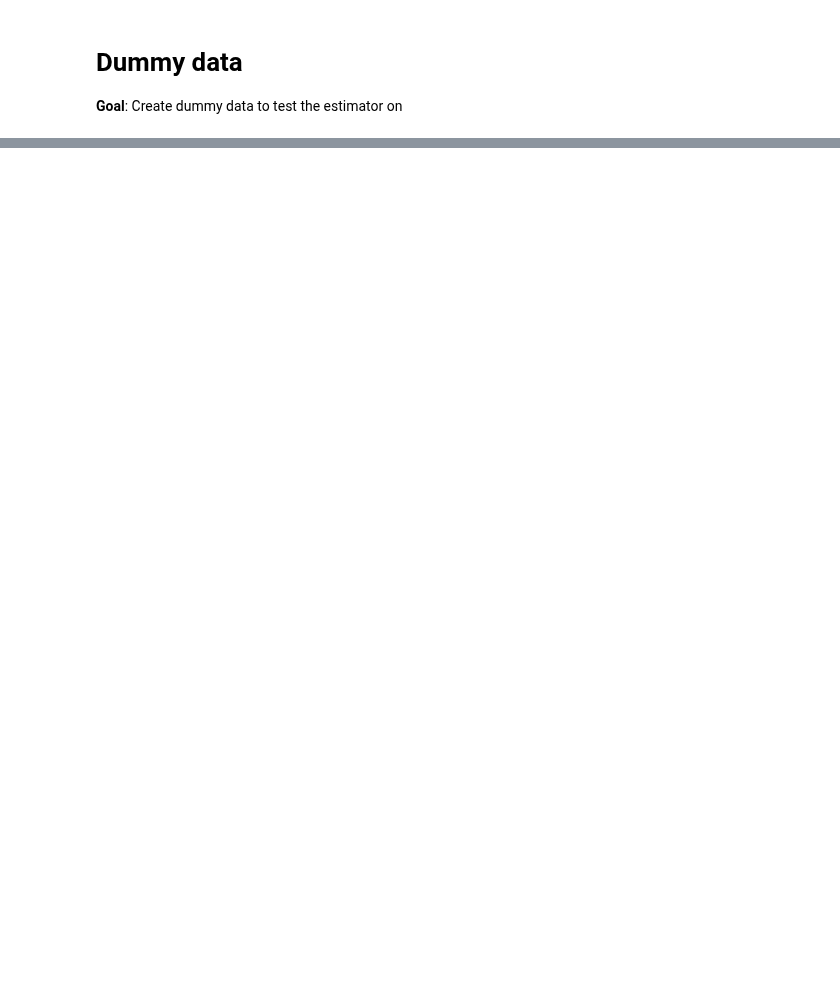
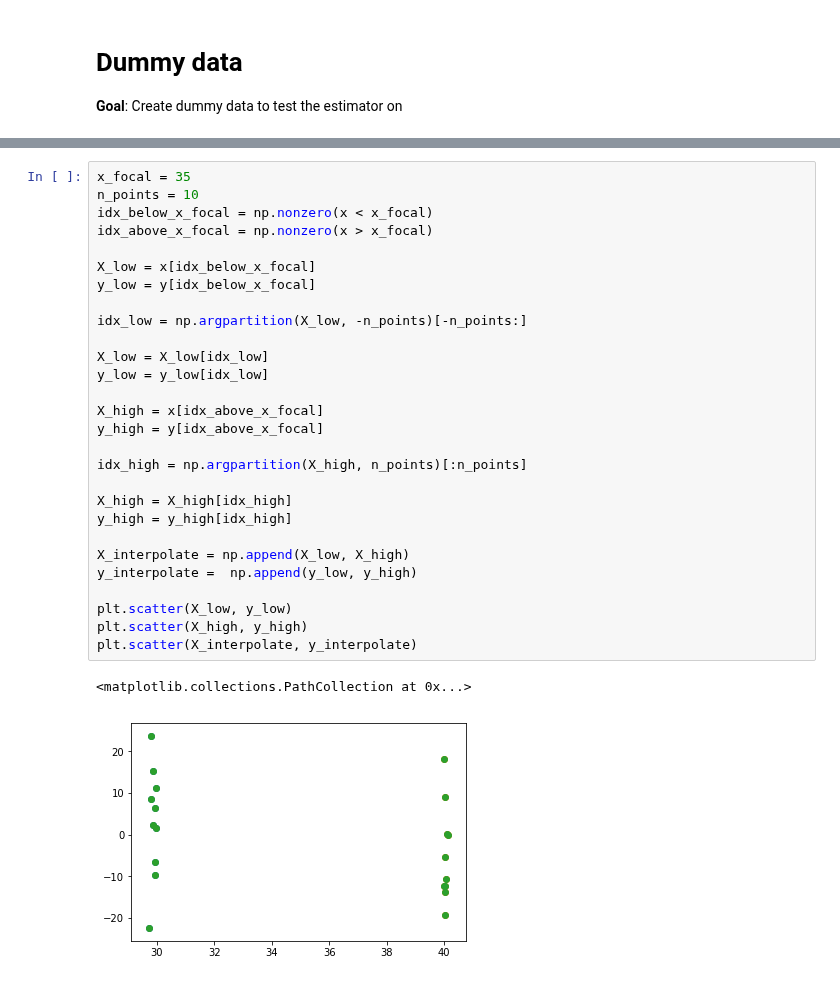
Before and after one commit to koaning/scikit-lego, a Jupyter notebook: notebooks/DA_dummy_data.ipynb, the cells around one changed output, grey strips where cells are left out. Cells and saved outputs as stored; diff of their text form; blank space fills up the shorter version.

```diff
--- a/notebooks/DA_dummy_data.ipynb
+++ b/notebooks/DA_dummy_data.ipynb
@@ -24,0 +138,31 @@ plt.scatter(x, np.sin(x) + np.random.normal(loc=0, scale=0.3, size=x.shape))
+# %%
+x_focal = 35
+n_points = 10
+idx_below_x_focal = np.nonzero(x < x_focal)
+idx_above_x_focal = np.nonzero(x > x_focal)
+
+X_low = x[idx_below_x_focal]
+y_low = y[idx_below_x_focal]
+
+idx_low = np.argpartition(X_low, -n_points)[-n_points:]
+
+X_low = X_low[idx_low]
+y_low = y_low[idx_low]
+
+X_high = x[idx_above_x_focal]
+y_high = y[idx_above_x_focal]
+
+idx_high = np.argpartition(X_high, n_points)[:n_points]
+
+X_high = X_high[idx_high]
+y_high = y_high[idx_high]
+
+X_interpolate = np.append(X_low, X_high)
+y_interpolate =  np.append(y_low, y_high)
+
+plt.scatter(X_low, y_low)
+plt.scatter(X_high, y_high)
+plt.scatter(X_interpolate, y_interpolate)
+# %% [output]
+<matplotlib.collections.PathCollection at 0x...>
+[figure, added]
```
Also changed, not shown: parts of 11 cells of this notebook, 1 other file.
